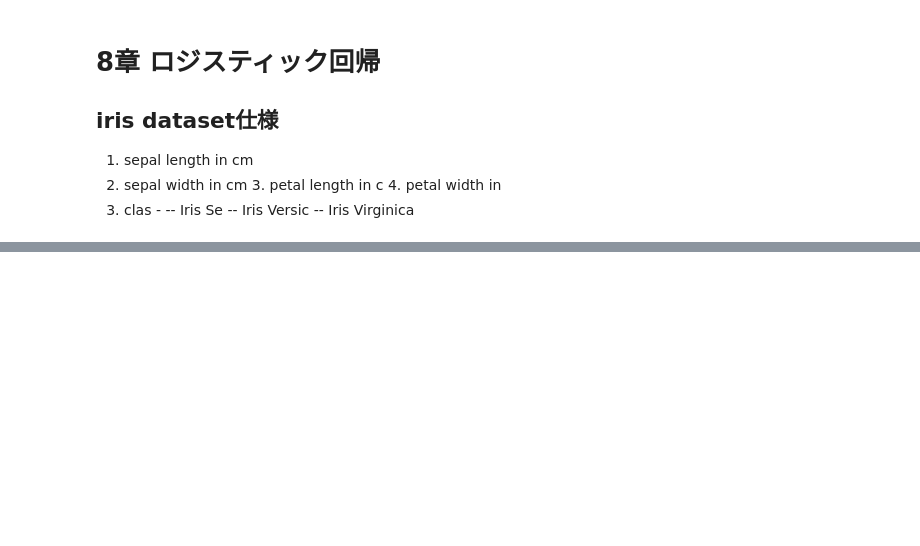
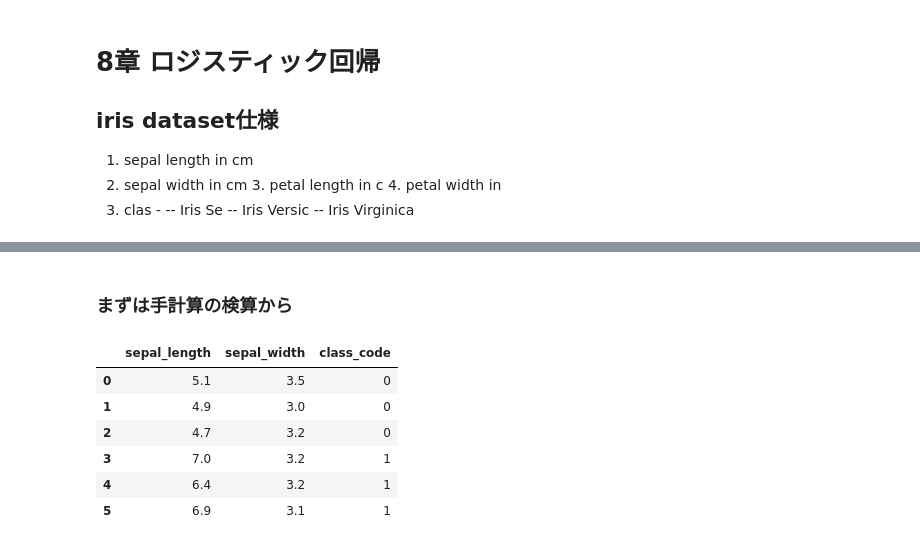
Before and after one commit to hiroooo000/ptr, a Jupyter notebook: jupyternotebook/data2/dl_and_math.ipynb, the cells around one changed output, grey strips where cells are left out. Saved outputs shown, nothing was run; the diff lists cells and outputs as text; code cells hidden in the pictures; blank space fills up the shorter version.

```diff
--- a/jupyternotebook/data2/dl_and_math.ipynb
+++ b/jupyternotebook/data2/dl_and_math.ipynb
@@ -195,0 +202,15 @@ print(iris_df2)
+# %% [markdown]
+### まずは手計算の検算から
+# %%
+
+small_df = pd.concat([df_cap8_true.head(3),df_cap8_false.head(3)],ignore_index=True)
+
+small_df
+# %% [output]
+|  | sepal_length | sepal_width | class_code |
+| 0 | 5.1 | 3.5 | 0 |
+| 1 | 4.9 | 3.0 | 0 |
+| 2 | 4.7 | 3.2 | 0 |
+| 3 | 7.0 | 3.2 | 1 |
+| 4 | 6.4 | 3.2 | 1 |
+| 5 | 6.9 | 3.1 | 1 |
```
Also changed, not shown: parts of 3 cells of this notebook.
